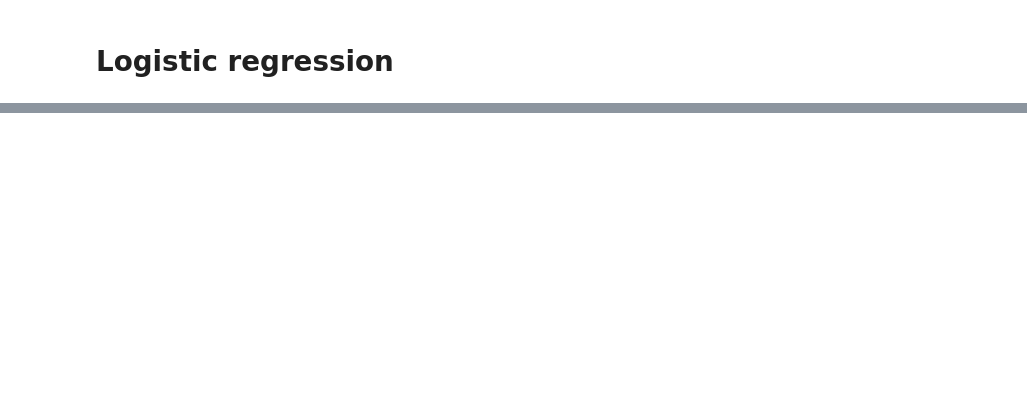
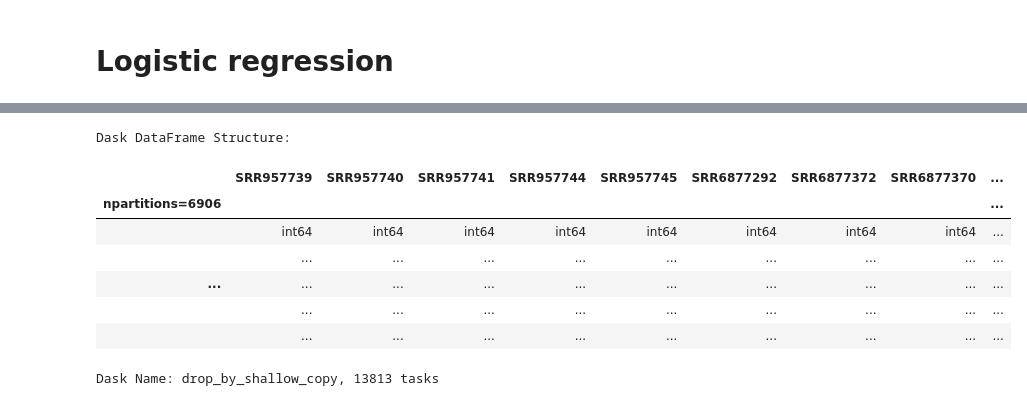
Before and after one commit to CamilaDuitama/RascovanProject, a Jupyter notebook: Scripts/Classification.ipynb, the cells around one changed output, grey strips where cells are left out. Cells and saved outputs as stored; diff of their text form; code cells hidden in the pictures; blank space fills up the shorter version.

Commit message:
Feature importance experiment

```diff
--- a/Scripts/Classification.ipynb
+++ b/Scripts/Classification.ipynb
@@ -25,4 +30,5 @@ ikmers=dict()
 # %%
+#Removal of stool samples
 SRR_aSGenomes_HS_Oral=pd.read_csv("Metadata/aSGenomes/aSGenomes_HS_Oral_SRR.txt",header=None,names=["SRR_accession"])
 SRR_mMetagenomes_HS_Oral=pd.read_csv("Metadata/mMetagenomes/Oral_HS_mMetagenomes_SRR.txt",\
                                      header=None,names=["SRR_accession"])
@@ -30,7 +36,23 @@ SRR_mMetagenomes_HS_Oral=pd.read_csv("Metadata/mMetagenomes/Oral_HS_mMetagenomes
 HS_Oral_metadata=pd.read_csv("Metadata/aMetagenomes/HS_Oral_metadata.csv")
 SRR_HS_Oral=["Kmer"]+list(HS_Oral_metadata["SRR_accession"])
 
+
 SRR_HS_Oral_aMetagenomes=SRR_HS_Oral[1:]
 SRR_HS_Oral_aSGenomes=list(SRR_aSGenomes_HS_Oral.SRR_accession)
 SRR_HS_Oral_mMetagenomes=list(SRR_mMetagenomes_HS_Oral.SRR_accession)
-names=SRR_HS_Oral_aMetagenomes+SRR_HS_Oral_aSGenomes+SRR_HS_Oral_mMetagenomes
+
+
+
+names=SRR_HS_Oral+SRR_HS_Oral_aSGenomes+SRR_HS_Oral_mMetagenomes
+combined_total=dd.read_table("kmMatrices/combination/combination_whole_matrix.txt",sep=" ",header=None,names=names)
+
+import csv
+
+with open('Metadata/combination/stool_accessions.txt', newline='') as f:
+    reader = csv.reader(f)
+    data = list(reader)
+
+stool_accessions=data[0]
+
+combined_total_clean=combined_total.drop(stool_accessions,axis=1)
+clean_names=[x for x in names if x not in stool_accessions]
@@ -241,0 +248,9 @@ np.savetxt("Classification/LR/y_test_score_LR.csv",y_test_score_LR,delimiter=","
+# %%
+combination_metadata=pd.read_csv("Metadata/combination/combination_metadata.csv")
+import csv
+with open('Metadata/combination/stool_accessions.txt', newline='') as f:
+    reader = csv.reader(f)
+    data = list(reader)
+
+stool_accessions=data[0]
+combination_metadata=combination_metadata[-combination_metadata["Run_accession"].isin(stool_accessions)]
@@ -241,0 +599,9 @@ np.savetxt("Classification/LR/y_test_score_LR.csv",y_test_score_LR,delimiter=","
+# %%
+pd.set_option("display.precision", 6)
+ValidationMetrics=pd.DataFrame()
+ValidationMetrics["Metrics"]=["Accuracy","Balanced accuracy","Precision","Recall","AUC"]
+ValidationMetrics["Value"]=[np.round(accuracy_score(y_v,y_validation_predicted_LR),6),\
+                           np.round(balanced_accuracy_score(y_v,y_validation_predicted_LR),6),\
+                           np.round(precision_score(y_v,y_validation_predicted_LR),6),\
+                           np.round(recall_score(y_v,y_validation_predicted_LR),6),\
+                           np.round(roc_auc_score(y_v,y_validation_predicted_LR),6)]
@@ -241,0 +639,2 @@ np.savetxt("Classification/LR/y_test_score_LR.csv",y_test_score_LR,delimiter=","
+# %%
+clean_SRR_HS_Oral_mMetagenomes=[x for x in SRR_HS_Oral_mMetagenomes if x not in stool_accessions]
@@ -241,0 +776,12 @@ np.savetxt("Classification/LR/y_test_score_LR.csv",y_test_score_LR,delimiter=","
+# %%
+modelling_matrices[1]
+# %% [output]
+Dask DataFrame Structure:
+|  | SRR957739 | SRR957740 | SRR957741 | SRR957744 | SRR957745 | SRR6877292 | SRR6877372 | SRR6877370 | ... |
+| npartitions=6906 |  |  |  |  |  |  |  |  | ... |
+|  | int64 | int64 | int64 | int64 | int64 | int64 | int64 | int64 | ... |
+|  | ... | ... | ... | ... | ... | ... | ... | ... | ... |
+| ... | ... | ... | ... | ... | ... | ... | ... | ... | ... |
+|  | ... | ... | ... | ... | ... | ... | ... | ... | ... |
+|  | ... | ... | ... | ... | ... | ... | ... | ... | ... |
+Dask Name: drop_by_shallow_copy, 13813 tasks
```
Also changed, not shown: parts of 82 cells of this notebook.
